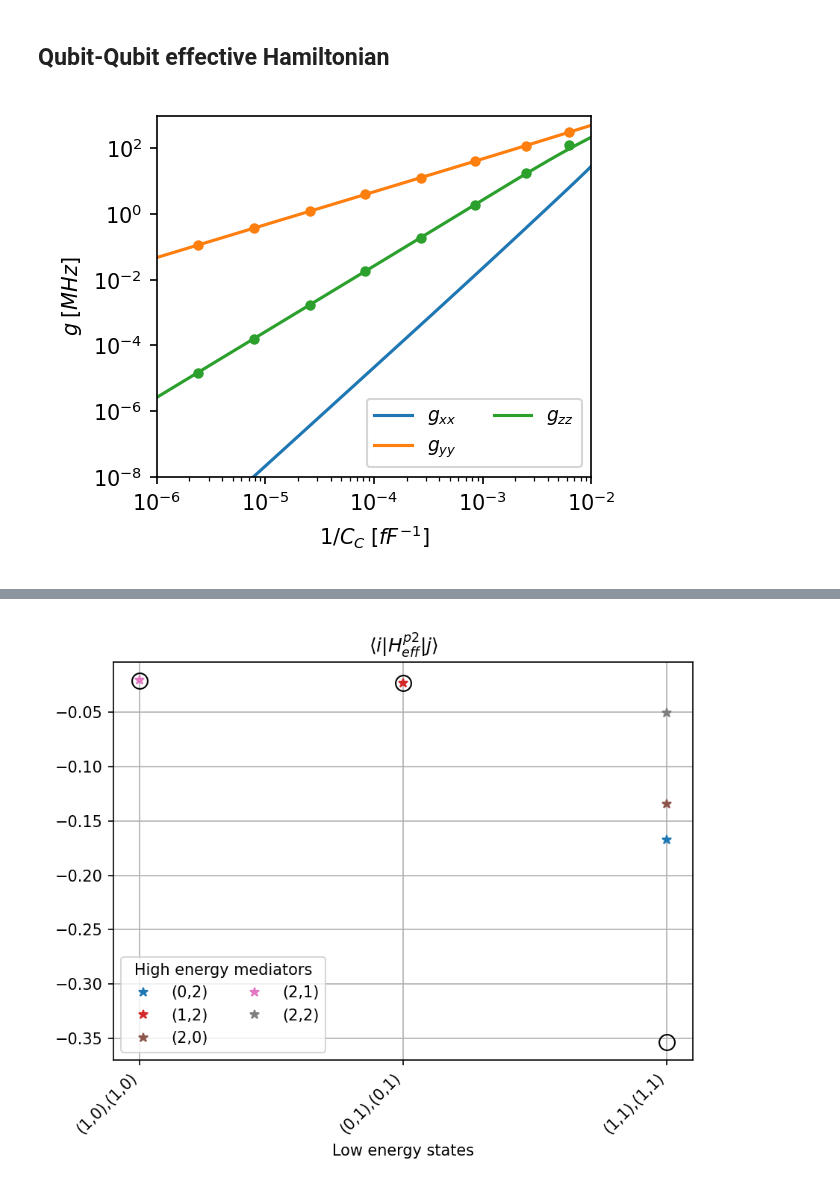
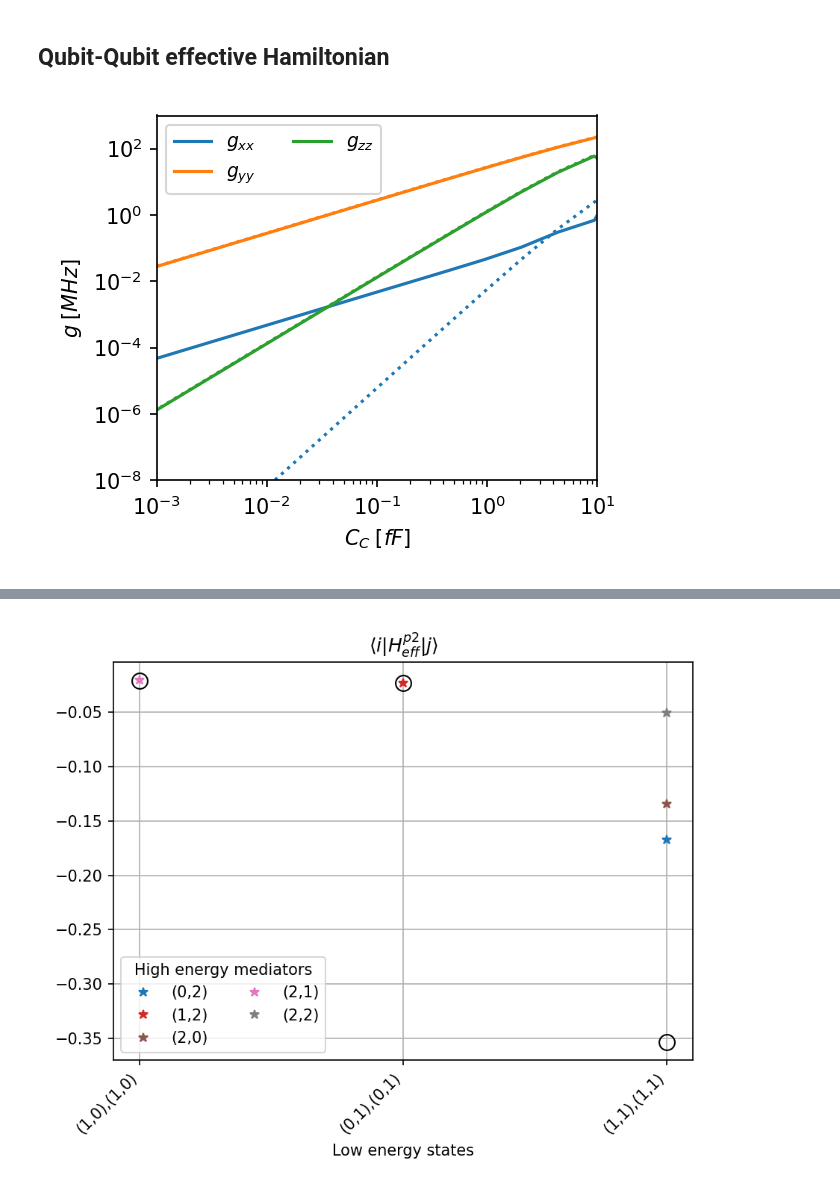
Before and after one commit to GabrielJauma/tunable-capacitive-coupling-flux-qubits, a Jupyter notebook: two_unit_cells_capacitively_coupled/unit_cell-C-unit_cell_effective_hamiltonian.ipynb, the cells around one changed output, grey strips where cells are left out. Drawn from its saved outputs; the diff is of its cells as text; code cells hidden in the pictures.

```diff
--- a/two_unit_cells_capacitively_coupled/unit_cell-C-unit_cell_effective_hamiltonian.ipynb
+++ b/two_unit_cells_capacitively_coupled/unit_cell-C-unit_cell_effective_hamiltonian.ipynb
@@ -51,3 +51,16 @@ n_eig = 6
 φ_ext_prime = 0.5
 # %% [markdown]
 ## Full circuit effective Hamiltonian
+# %%
+n_eig  = 5
+n_plot = 20
+CC_values = np.geomspace(1e-4,2e2, n_plot)
+
+N_elements = 4
+basis_states = [(0,0,0,0), (1,0,0,0), (0,0,1,0), (1,0,1,0)]
+max_excitations_mediating_states=4
+mediating_states = sq_ext.generate_mediating_states(N_elements, basis_states, max_excitations_mediating_states)
+labels_low  = [f'({i},{j},{k},{l})' for i, j, k, l in basis_states]
+labels_high = [f'({i},{j},{k},{l})' for i, j, k, l in mediating_states]
+
+n_eig_extra_low = 2
@@ -53,0 +112,4 @@ n_eig = 6
+# %%
+Pauli_p1_full  = Pauli_p1
+Pauli_p2_full  = Pauli_p2
+Pauli_SWT_full = Pauli_SWT
@@ -55,8 +162,8 @@ n_eig = 6
 ## Qubit-Qubit effective Hamiltonian
 # %%
 n_eig  = 5
-n_plot = 20
-CC_values = np.geomspace(1e-4,2e2)
+# n_plot = 20
+# CC_values = np.geomspace(1e-4,2e2)
 
 N_elements = 2
 basis_states = [(0,0), (1,0), (0,1), (1,1)]
@@ -161,39 +245,46 @@ colors = figs.generate_colors_from_colormap(10, 'tab10')
 set_label  = True
 
 
 for i, Pauli in enumerate([Pauli_p1, Pauli_p2, Pauli_SWT]):
     # if i==0 or i==2:
     if i==0 or i==1:
     # if i ==2:
         continue
 
     σxσx = np.abs(Pauli[:, 1,1])
     σyσy = np.abs(Pauli[:, 2,2])
     σzσz = np.abs(Pauli[:, 3,3])
+    σxσx_full = np.abs(Pauli_SWT_full[:, 1,1])
+    σyσy_full = np.abs(Pauli_SWT_full[:, 2,2])
+    σzσz_full = np.abs(Pauli_SWT_full[:, 3,3])
     ωf = np.abs(Pauli[:, 0,-1])
     ωr = np.abs(Pauli[:, -1,0])
 
-    ax1.plot(C_inv_coupling, σxσx * 1e3, color = colors[0], linestyle=linestyles[i], label = r'$g_{xx}$')
-    ax1.plot(C_inv_coupling, σyσy * 1e3, color = colors[1], linestyle=linestyles[i], label = r'$g_{yy}$')
-    ax1.plot(C_inv_coupling, σzσz * 1e3, color = colors[2], linestyle=linestyles[i], label = r'$g_{zz}$')
-    ax1.plot(C_inv_coupling[::4], g_yy_pert[::4] * 1e3, '*', color = colors[1], marker='o', markersize='4')
-    ax1.plot(C_inv_coupling[::4], g_zz_pert[::4] * 1e3, '*', color = colors[2], marker='o', markersize='4')
+    ax1.plot(CC_values, σxσx_full * 1e3, color = colors[0], linestyle='-', label = r'$g_{xx}$')
+    ax1.plot(CC_values, σyσy_full * 1e3, color = colors[1], linestyle='-', label = r'$g_{yy}$')
+    ax1.plot(CC_values, σzσz_full * 1e3, color = colors[2], linestyle='-', label = r'$g_{zz}$')
+
+    ax1.plot(CC_values, σxσx * 1e3, color = colors[0], linestyle=':' )
+    ax1.plot(CC_values, σyσy * 1e3, color = colors[1], linestyle=':' )
+    ax1.plot(CC_values, σzσz * 1e3, color = colors[2], linestyle=':' )
+    # ax1.plot(CC_values[::4], g_yy_pert[::4] * 1e3, 'o', color = colors[1],   markersize='4')
+    # ax1.plot(CC_values[::4], g_zz_pert[::4] * 1e3,'o', color = colors[2],markersize='4')
 
 
     if set_label:
         set_label =False
         ax1.legend(ncol=2, fontsize=9)
 
 ax1.set_yscale('log')
 ax1.set_xscale('log')
 ax1.set_ylim([1e-8,1e3])
-ax1.set_xlim([1e-6,1e-2])
+ax1.set_xlim([1e-3,1e1])
 ax1.set_ylabel('$g \; [MHz]$')
-ax1.set_xlabel('$1/C_C\; [fF^{-1}]$')
+ax1.set_xlabel('$C_C\; [fF]$')
 
 # fig.suptitle(r' --- P1 $\quad$ - - P2 $\quad$ $\cdots$ SWT')
 fig.tight_layout()
-figs.export('g_qubit_C_qubit_vs_Cc.pdf', fig)
+figs.export('g_QR_C_QR_vs_Cc.pdf', fig)
 fig.show()
 # %% [output]
-[figure, old version]
+[figure, new version]
```
Also changed, not shown: parts of 6 cells of this notebook, 9 other files.
